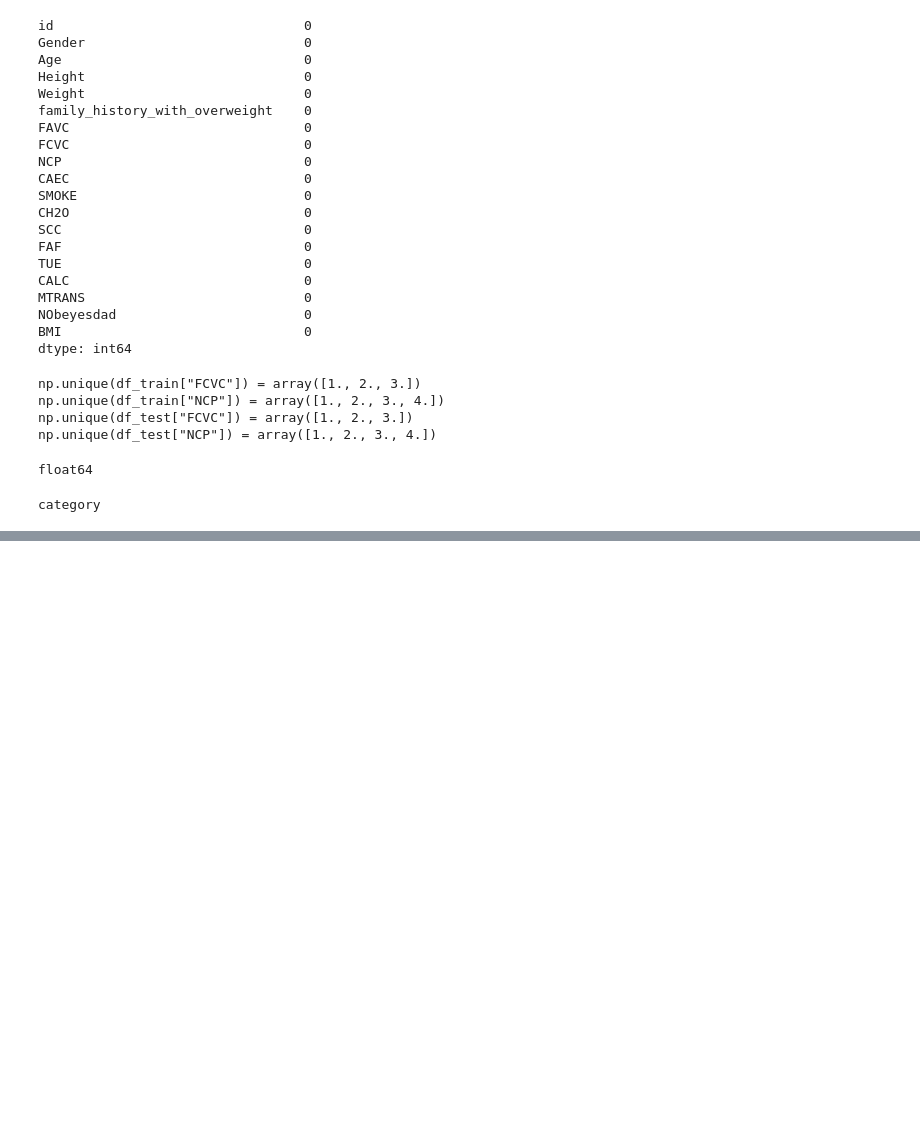
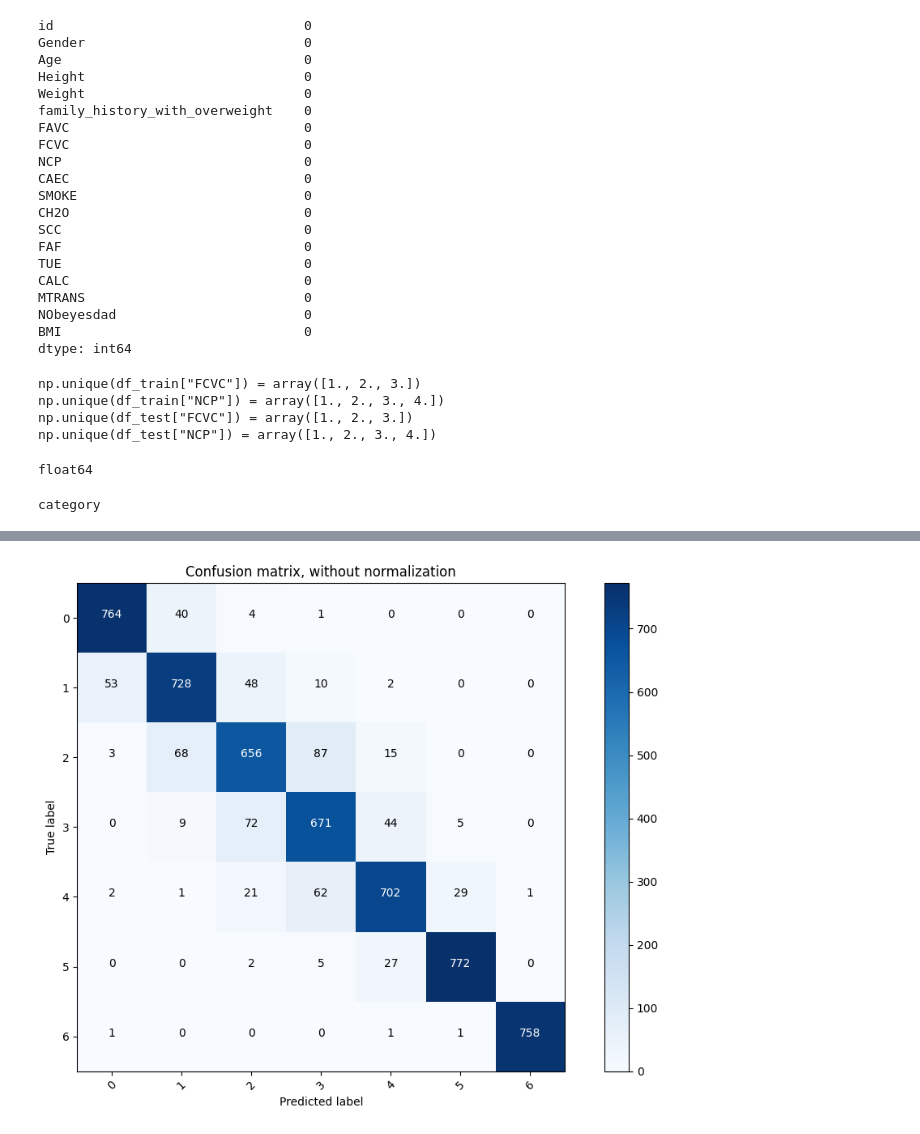
Before and after one commit to Swelem/obesity_risk, a Jupyter notebook: lastproject.ipynb, the cells around one changed output, grey strips where cells are left out. Drawn from its saved outputs; the diff is of its cells as text; code cells hidden in the pictures; blank space fills up the shorter version.

```diff
--- a/lastproject.ipynb
+++ b/lastproject.ipynb
@@ -309,3 +309,6 @@ float64
 print(df_train['BMI'].dtype)
 # %% [output]
 category
+# %%
+# convert NObeyesdad to numerical values
+df_train['NObeyesdad'] = df_train['NObeyesdad'].map({'Insufficient_Weight': 0, 'Normal_Weight': 1, 'Overweight_Level_I': 2, 'Overweight_Level_II': 3, 'Obesity_Type_I': 4, 'Obesity_Type_II': 5, 'Obesity_Type_III': 6})
@@ -311,0 +331,10 @@ category
+# %%
+# Apply SMOTE to balance the dataset
+X_train = df_train.drop(columns=['NObeyesdad'])
+y_train = df_train['NObeyesdad']
+
+smote = SMOTE(sampling_strategy='auto', random_state=42)
+X_train, y_train = smote.fit_resample(X_train, y_train)
+
+# Create a new dataframe with the balanced dataset
+df_train = pd.concat([X_train, y_train], axis=1)
@@ -311,0 +376,54 @@ category
+# %%
+import numpy as np
+import matplotlib.pyplot as plt
+
+def plot_confusion_matrix(cm, classes, normalize=False, cmap=plt.cm.Blues):
+    """
+    This function prints and plots the confusion matrix.
+    Normalization can be applied by setting `normalize=True`.
+    """
+    if normalize:
+        cm = cm.astype('float') / cm.sum(axis=1)[:, np.newaxis]
+        title = 'Normalized confusion matrix'
+    else:
+        title = 'Confusion matrix, without normalization'
+
+    plt.imshow(cm, interpolation='nearest', cmap=cmap)
+    plt.title(title)
+    plt.colorbar()
+    tick_marks = np.arange(len(classes))
+    plt.xticks(tick_marks, classes, rotation=45)
+    plt.yticks(tick_marks, classes)
+
+    fmt = '.2f' if normalize else 'd'
+    thresh = cm.max() / 2.
+    for i in range(cm.shape[0]):
+        for j in range(cm.shape[1]):
+            plt.text(j, i, format(cm[i, j], fmt),
+                     horizontalalignment="center",
+                     color="white" if cm[i, j] > thresh else "black")
+
+    plt.ylabel('True label')
+    plt.xlabel('Predicted label')
+    plt.tight_layout()
+
+# Compute confusion matrix manually
+def compute_confusion_matrix(y_true, y_pred, classes):
+    num_classes = len(classes)
+    cm = np.zeros((num_classes, num_classes), dtype=int)
+    for true_label, pred_label in zip(y_true, y_pred):
+        cm[true_label, pred_label] += 1
+    return cm
+
+# Assuming you have defined rf.classes_ as the list of class labels in your RandomForestClassifier
+classes = rf.classes_
+
+# Assuming you have computed y_pred using your RandomForestClassifier
+cm = compute_confusion_matrix(y_test, y_pred, classes)
+
+# Plot confusion matrix
+plt.figure(figsize=(10, 7))
+plot_confusion_matrix(cm, classes=classes)
+plt.show()
+# %% [output]
+[figure, added]
```
Also changed, not shown: parts of 3 cells of this notebook.
